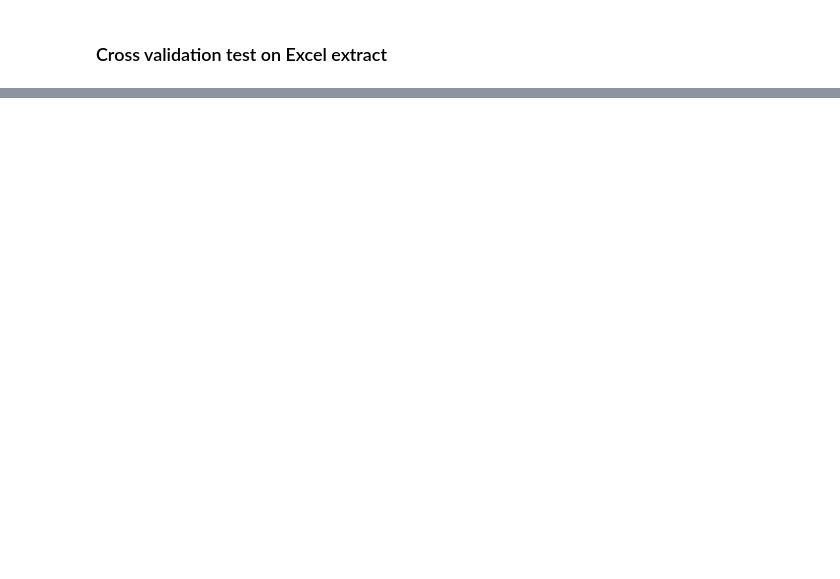
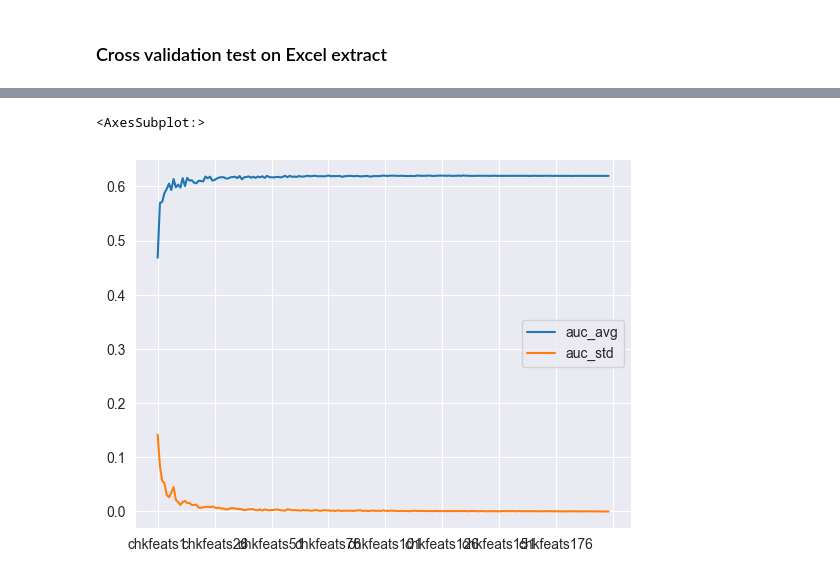
Before and after one commit to marcell-nemeth/dde, a Jupyter notebook: notebooks/drift_score_correlation_insect.ipynb, the cells around one changed output, grey strips where cells are left out. Cells and saved outputs as stored; diff of their text form; code cells hidden in the pictures; blank space fills up the shorter version.

```diff
--- a/notebooks/drift_score_correlation_insect.ipynb
+++ b/notebooks/drift_score_correlation_insect.ipynb
@@ -670,3 +649,8 @@ measurement_agg.plot()
+# %%
+measurement_agg_dde.plot()
+# %% [output]
+<AxesSubplot:>
+[figure, added]
 # %%
 # plot mean with std on shaded area
 fig, ax = plt.subplots(figsize=(10, 6))
```
Also changed, not shown: parts of 31 cells of this notebook.
